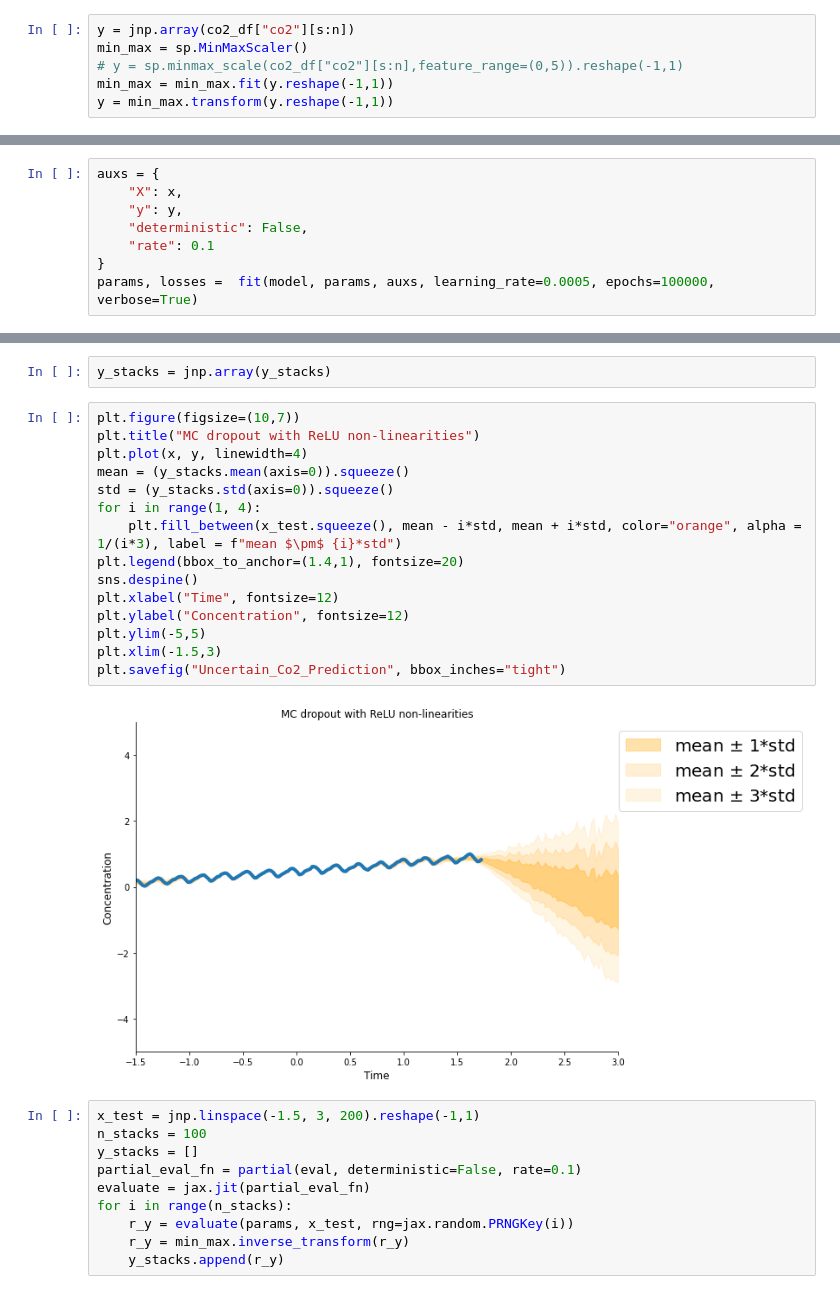
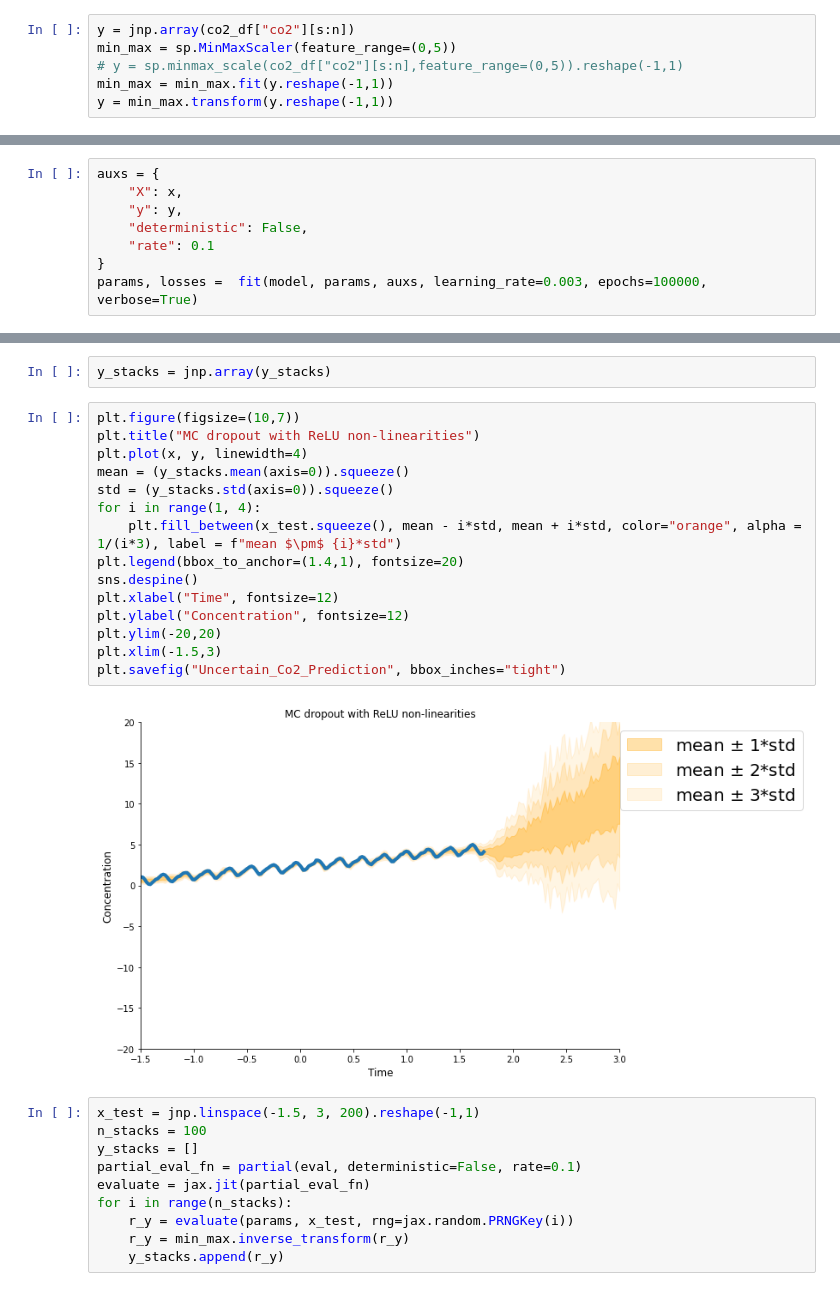
Before and after one commit to AnandShegde/bnn-zoo, a Jupyter notebook: notebooks/Mauna_Loa_Co2_Classification_MC_Dropout.ipynb, the cells around one changed output, grey strips where cells are left out. Cells and saved outputs as stored; diff of their text form.

```diff
--- a/notebooks/Mauna_Loa_Co2_Classification_MC_Dropout.ipynb
+++ b/notebooks/Mauna_Loa_Co2_Classification_MC_Dropout.ipynb
@@ -80,7 +80,7 @@ scaler = scaler.fit(X[s:n])
 x = scaler.transform(X[s:n])
 # %%
 y = jnp.array(co2_df["co2"][s:n])
-min_max = sp.MinMaxScaler()
+min_max = sp.MinMaxScaler(feature_range=(0,5))
 # y = sp.minmax_scale(co2_df["co2"][s:n],feature_range=(0,5)).reshape(-1,1)
 min_max = min_max.fit(y.reshape(-1,1))
 y = min_max.transform(y.reshape(-1,1))
@@ -154,5 +154,5 @@ auxs = {
     "deterministic": False,
     "rate": 0.1
 }
-params, losses =  fit(model, params, auxs, learning_rate=0.0005, epochs=100000, verbose=True)
+params, losses =  fit(model, params, auxs, learning_rate=0.003, epochs=100000, verbose=True)
 # %% [output]
@@ -200,20 +200,20 @@ y_stacks = jnp.array(y_stacks)
 # %%
 plt.figure(figsize=(10,7))
 plt.title("MC dropout with ReLU non-linearities")
 plt.plot(x, y, linewidth=4)
 mean = (y_stacks.mean(axis=0)).squeeze()
 std = (y_stacks.std(axis=0)).squeeze()
 for i in range(1, 4):
     plt.fill_between(x_test.squeeze(), mean - i*std, mean + i*std, color="orange", alpha = 1/(i*3), label = f"mean $\pm$ {i}*std")
 plt.legend(bbox_to_anchor=(1.4,1), fontsize=20)
 sns.despine()
 plt.xlabel("Time", fontsize=12)
 plt.ylabel("Concentration", fontsize=12)
-plt.ylim(-5,5)
+plt.ylim(-20,20)
 plt.xlim(-1.5,3)
 plt.savefig("Uncertain_Co2_Prediction", bbox_inches="tight")
 # %% [output]
-[figure, old version]
+[figure, new version]
 # %%
 x_test = jnp.linspace(-1.5, 3, 200).reshape(-1,1)
 n_stacks = 100
```
Also changed, not shown: parts of 4 cells of this notebook.
